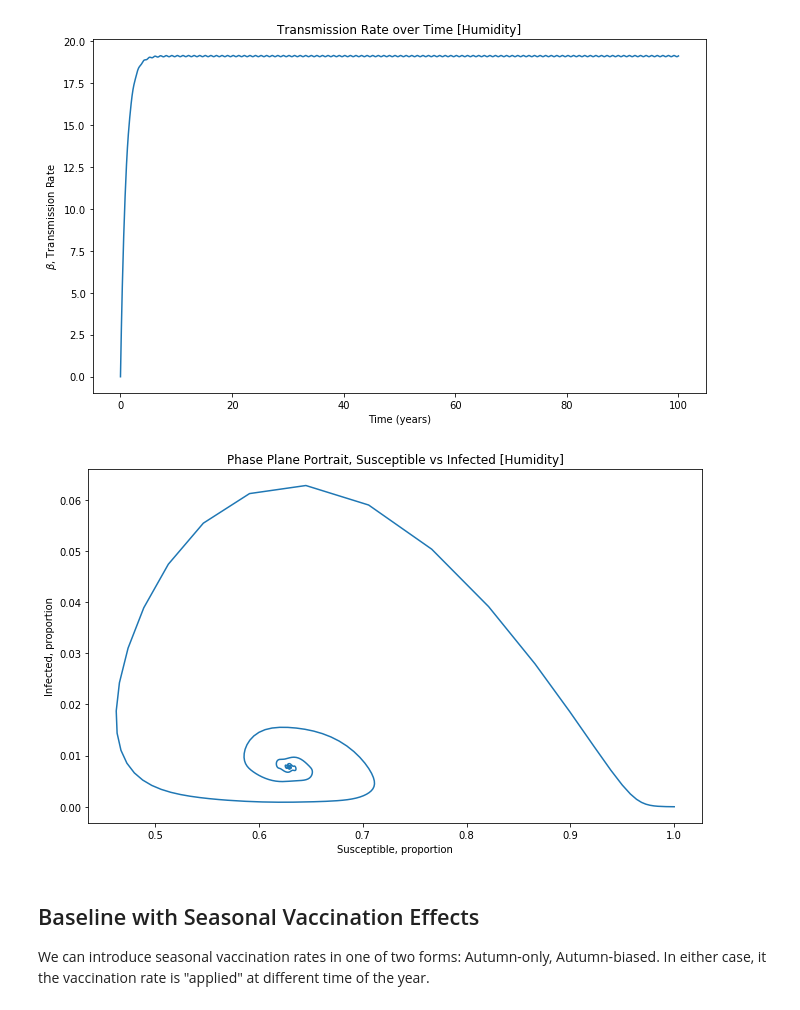
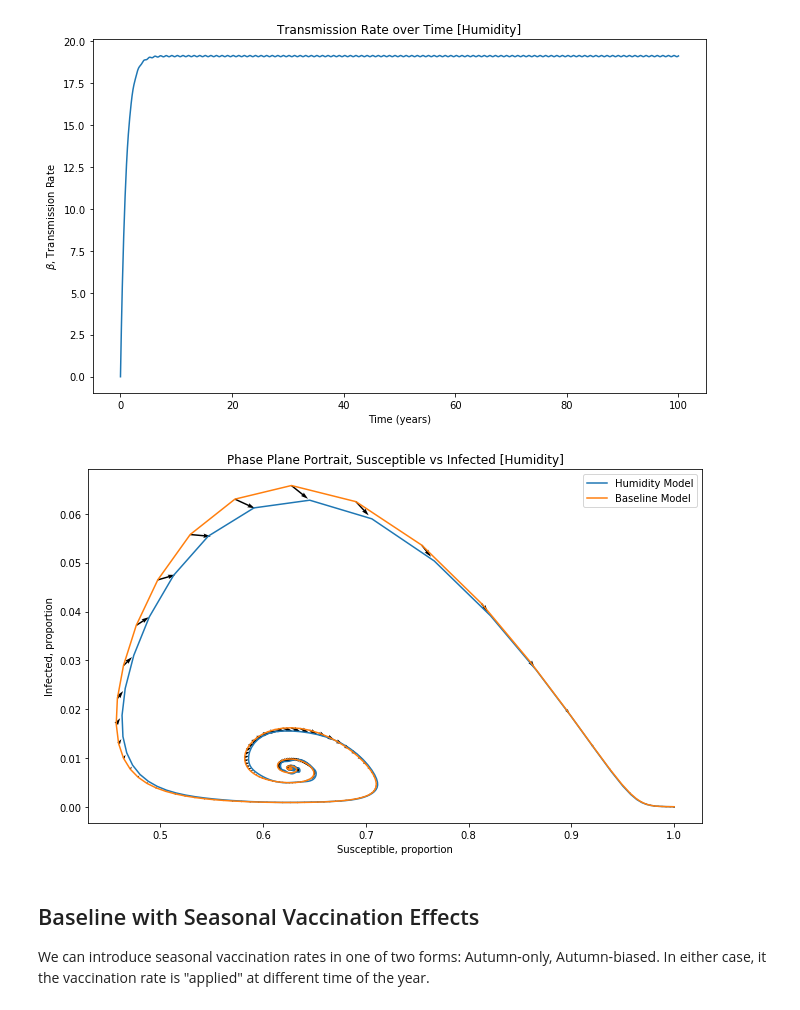
Before and after one commit to dwu402/self-harm, a Jupyter notebook: climate_forward.ipynb, the cells around one changed output. Cells and saved outputs as stored; diff of their text form; code cells hidden in the pictures.

Commit message:
dump, with spatial model

```diff
--- a/climate_forward.ipynb
+++ b/climate_forward.ipynb
@@ -217,11 +217,14 @@ plt.ylabel(r"$\beta$, Transmission Rate");
 # %%
 plt.figure()
 plt.plot(S2, I2)
+plt.plot(S1, I1)
+plt.quiver(S1, I1, S2-S1, I2-I1, units='xy', angles='xy', scale=1)
+plt.legend(["Humidity Model", "Baseline Model"])
 plt.title("Phase Plane Portrait, Susceptible vs Infected [Humidity]")
 plt.xlabel("Susceptible, proportion")
 plt.ylabel("Infected, proportion");
 # %% [output]
-[figure, old version]
+[figure, new version]
 # %% [markdown]
 ## Baseline with Seasonal Vaccination Effects
 
```
Also changed, not shown: parts of 13 cells of this notebook, 7 other files.
